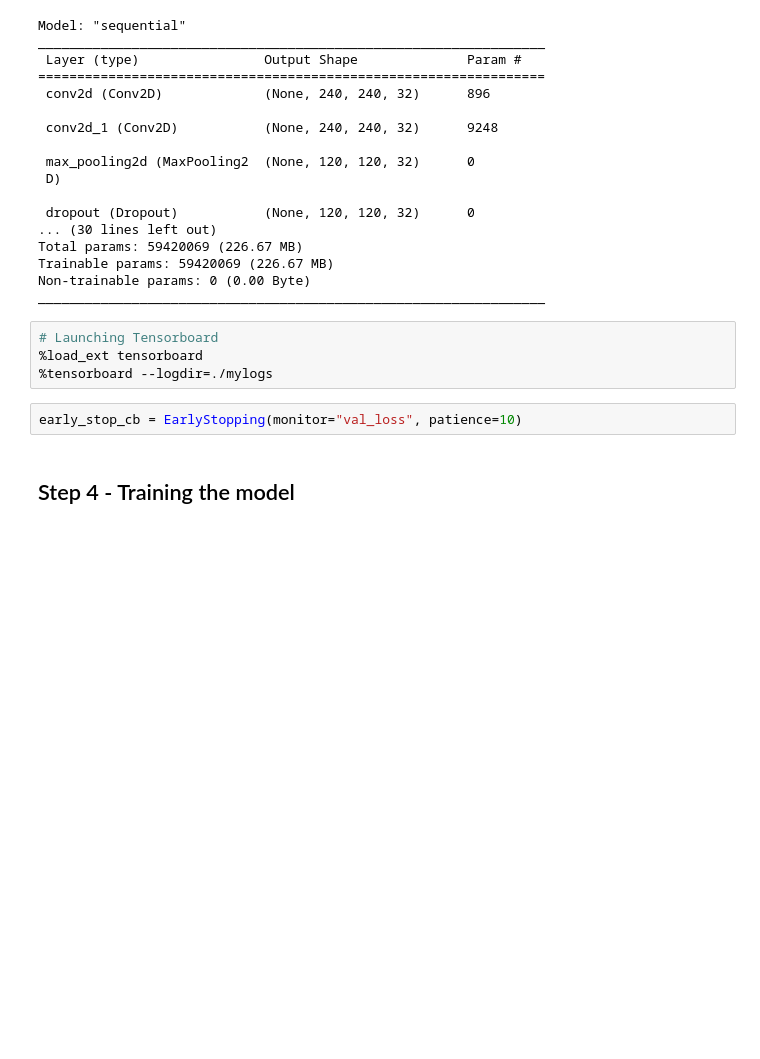
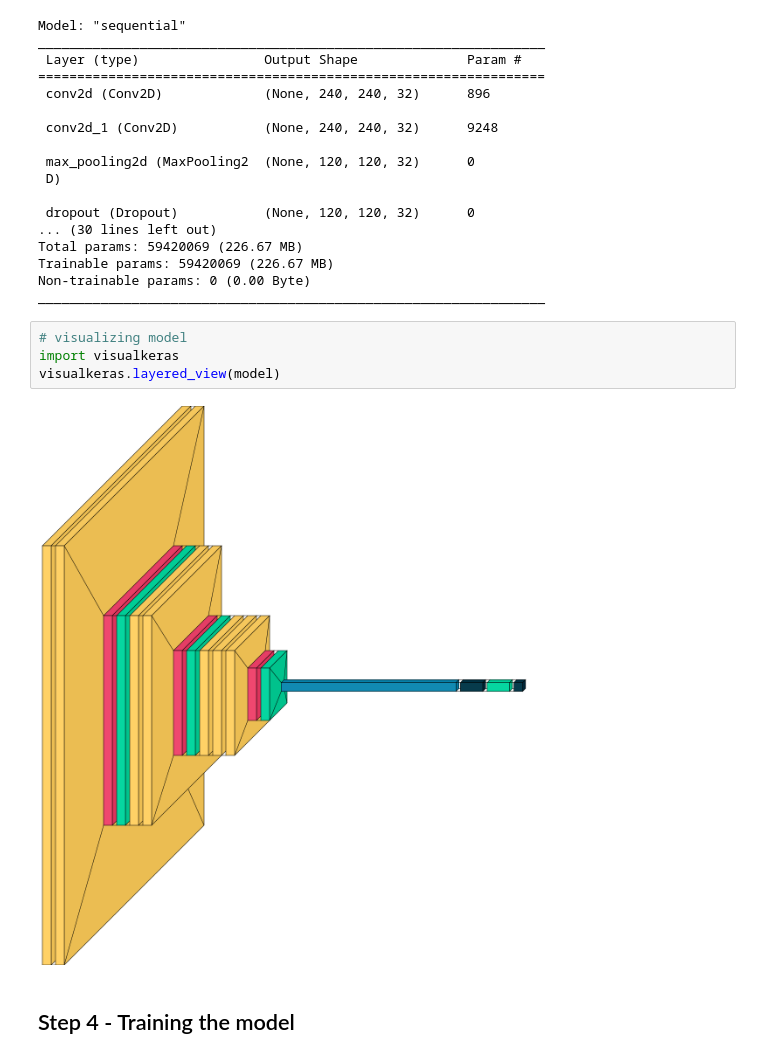
Before and after one commit to HakanAkerblom/Deep-learning-lab, a Jupyter notebook: 02_Creating_and_training_model.ipynb, the cells around one changed output. Drawn from its saved outputs; the diff is of its cells as text; blank space fills up the shorter version.

```diff
--- a/02_Creating_and_training_model.ipynb
+++ b/02_Creating_and_training_model.ipynb
@@ -202,12 +204,12 @@ Total params: 59420069 (226.67 MB)
 Trainable params: 59420069 (226.67 MB)
 Non-trainable params: 0 (0.00 Byte)
 _________________________________________________________________
-# %%
-# Launching Tensorboard
-%load_ext tensorboard
-%tensorboard --logdir=./mylogs
-# %%
-early_stop_cb = EarlyStopping(monitor="val_loss", patience=10)
+# %%
+# visualizing model
+import visualkeras
+visualkeras.layered_view(model)
+# %% [output]
+[figure, added]
 # %% [markdown]
 ## Step 4 - Training the model
 # %%
```
Also changed, not shown: parts of 8 cells of this notebook, 6 other files.
